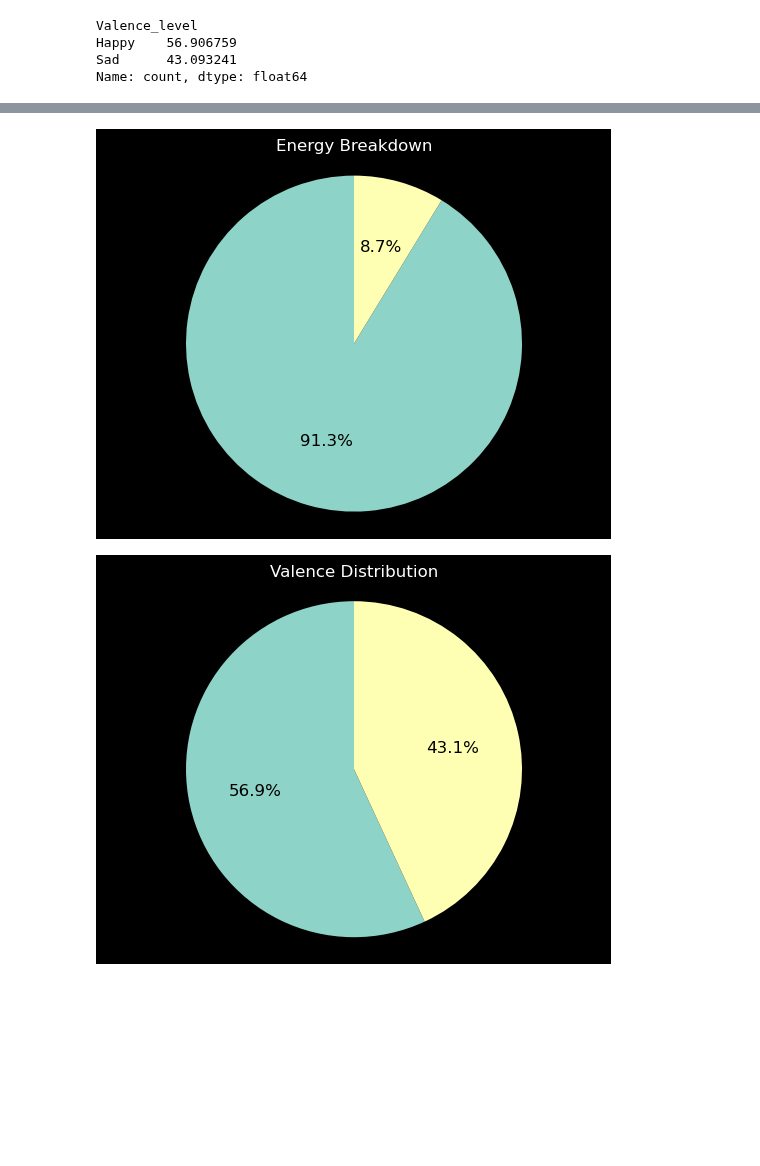
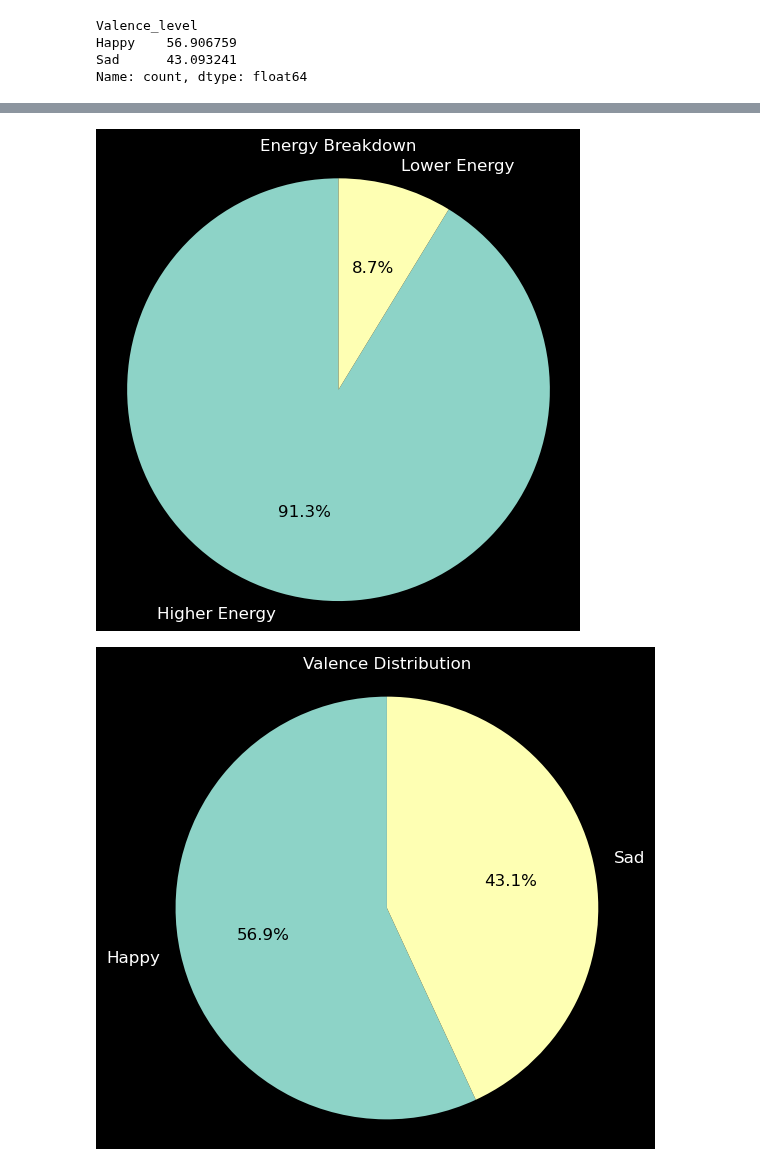
Before and after one commit to bergen-christensen/Capstone, a Jupyter notebook: notebooks/capstone_bergen.ipynb, the cells around one changed output, grey strips where cells are left out. Saved outputs shown, nothing was run; the diff lists cells and outputs as text; code cells hidden in the pictures; blank space fills up the shorter version.

```diff
--- a/notebooks/capstone_bergen.ipynb
+++ b/notebooks/capstone_bergen.ipynb
@@ -738,13 +738,18 @@ Sad      43.093241
 Name: count, dtype: float64
 # %%
 #tempo pie chart
-plt.figure(figsize=(6, 6))
-plt.pie(
+fig, ax = plt.subplots(figsize=(6, 6))
+wedges, texts, autotexts = ax.pie(
     tempo_pct,
     labels=tempo_pct.index,
     autopct='%1.1f%%',
     startangle=90,
-    textprops={'color': 'black', 'fontsize': 12})
+    textprops={'color': 'black', 'fontsize': 12},
+     wedgeprops={'edgecolor': 'white'})
+
+for text in texts:
+    text.set_color('white')
+
 plt.title('Tempo Distribution')
 plt.axis('equal')
 plt.savefig('tempo_pie_chart.png')
@@ -754,5 +759,8 @@ plt.show()
 # %%
-plt.pie(dance_pct, labels=dance_pct.index, autopct='%1.1f%%', startangle=90, textprops={'color': 'black', 'fontsize': 12})
+fig, ax = plt.subplots(figsize=(6, 6))
+wedges, texts, autotexts = ax.pie(dance_pct, labels=dance_pct.index, autopct='%1.1f%%', startangle=90, textprops={'color': 'black', 'fontsize': 12})
+for text in texts:
+    text.set_color('white')
 plt.title('Danceability Breakdown')
 plt.axis('equal')
 plt.savefig('danceable_pie_chart.png')
@@ -762,16 +770,22 @@ plt.show()
 # %%
-plt.pie(energy_pct, labels=energy_pct.index, autopct='%1.1f%%', startangle=90, textprops={'color': 'black', 'fontsize': 12})
+fig, ax = plt.subplots(figsize=(6, 6))
+wedges, texts, autotexts = ax.pie(energy_pct, labels=energy_pct.index, autopct='%1.1f%%', startangle=90, textprops={'color': 'black', 'fontsize': 12})
+for text in texts:
+    text.set_color('white')
 plt.title('Energy Breakdown')
 plt.axis('equal')
 plt.savefig('energy_pie_chart.png')
 plt.show()
 # %% [output]
-[figure, old version]
+[figure, new version]
 # %%
-plt.pie(valence_pct, labels=valence_pct.index, autopct='%1.1f%%', startangle=90, textprops={'color': 'black', 'fontsize': 12})
+fig, ax = plt.subplots(figsize=(6, 6))
+wedges, texts, autotexts = ax.pie(valence_pct, labels=valence_pct.index, autopct='%1.1f%%', startangle=90, textprops={'color': 'black', 'fontsize': 12})
+for text in texts:
+    text.set_color('white')
 plt.title('Valence Distribution')
 plt.axis('equal')
 plt.savefig('valence_pie_chart.png')
 plt.show()
 # %% [output]
-[figure, old version]
+[figure, new version]
```
Also changed, not shown: parts of 2 cells of this notebook.
